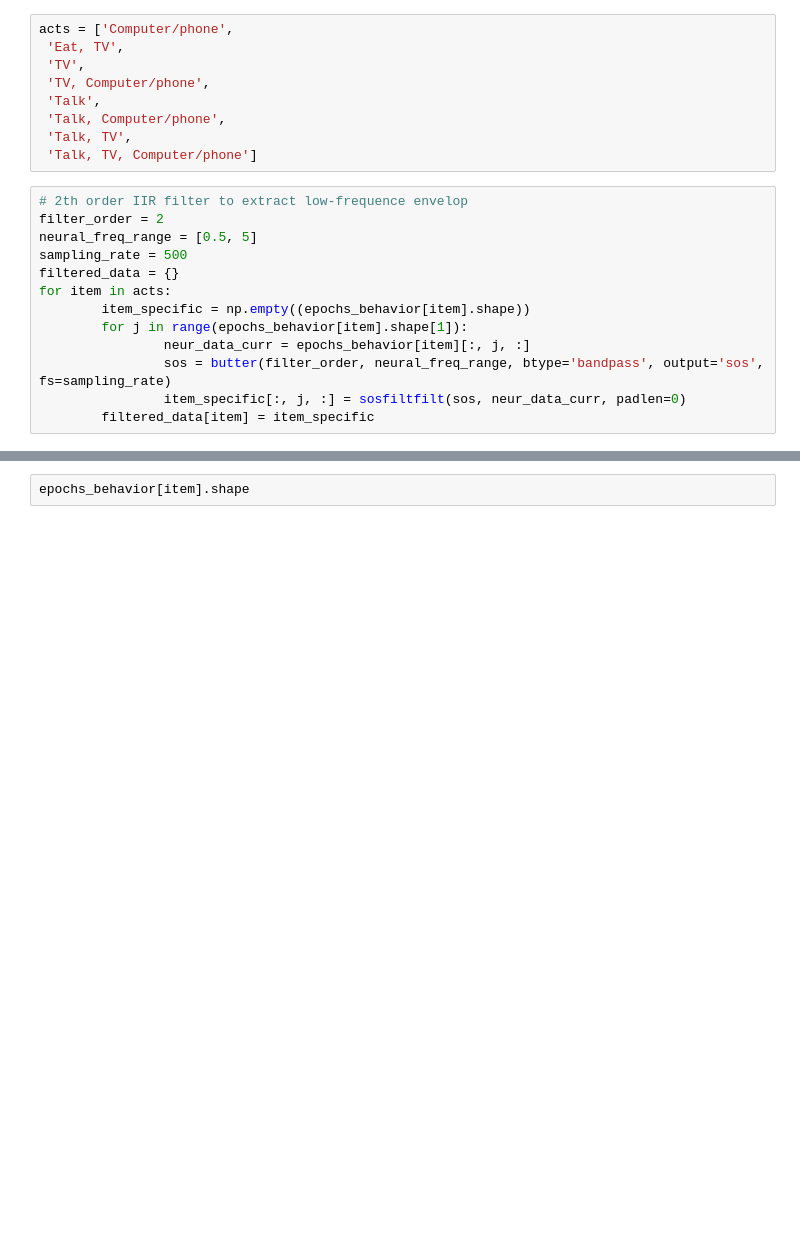
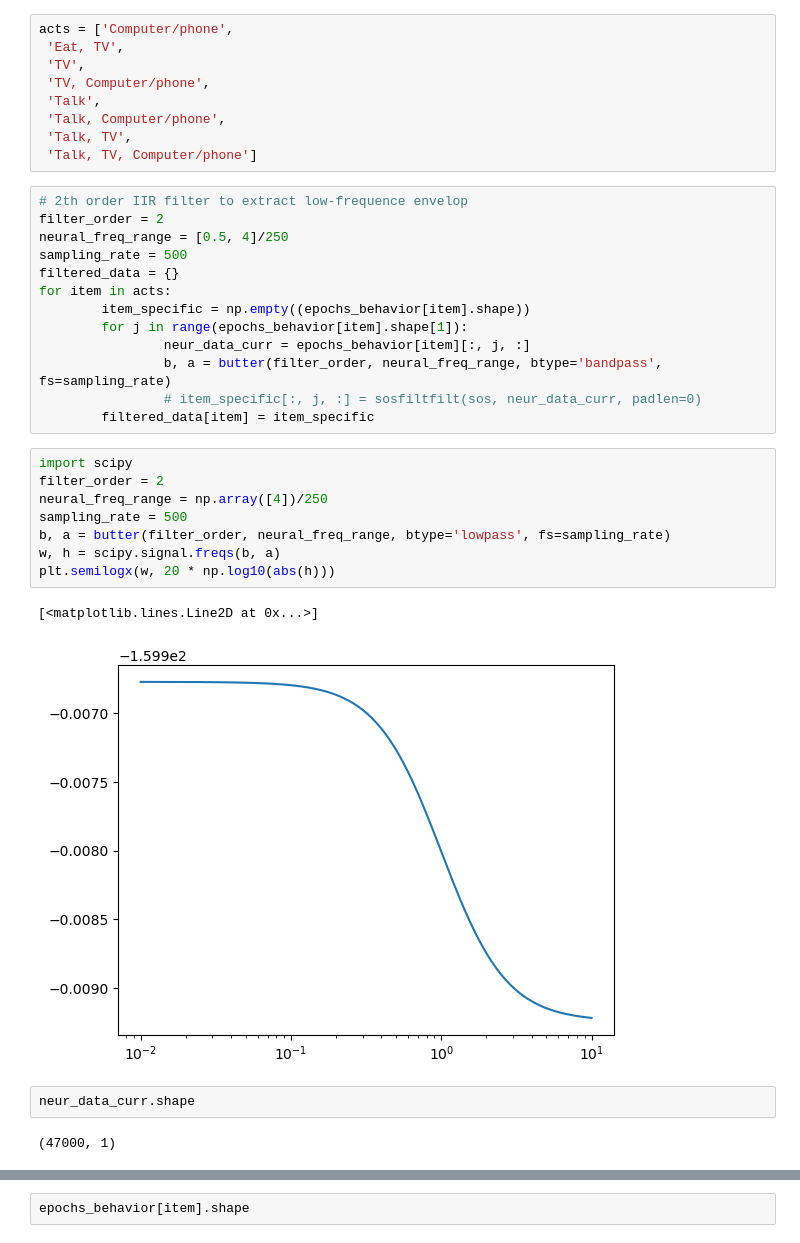
Before and after one commit to IVAN-Hu-yi/NMA, a Jupyter notebook: Analysis.ipynb, the cells around one changed output, grey strips where cells are left out. Drawn from its saved outputs; the diff is of its cells as text; blank space fills up the shorter version.

```diff
--- a/Analysis.ipynb
+++ b/Analysis.ipynb
@@ -77,13 +77,28 @@ acts = ['Computer/phone',
 # %%
 # 2th order IIR filter to extract low-frequence envelop
 filter_order = 2
-neural_freq_range = [0.5, 5]
+neural_freq_range = [0.5, 4]/250
 sampling_rate = 500
 filtered_data = {}
 for item in acts:
         item_specific = np.empty((epochs_behavior[item].shape))
         for j in range(epochs_behavior[item].shape[1]):
                 neur_data_curr = epochs_behavior[item][:, j, :]
-                sos = butter(filter_order, neural_freq_range, btype='bandpass', output='sos', fs=sampling_rate)
-                item_specific[:, j, :] = sosfiltfilt(sos, neur_data_curr, padlen=0)
+                b, a = butter(filter_order, neural_freq_range, btype='bandpass', fs=sampling_rate)
+                # item_specific[:, j, :] = sosfiltfilt(sos, neur_data_curr, padlen=0)
         filtered_data[item] = item_specific
+# %%
+import scipy
+filter_order = 2
+neural_freq_range = np.array([4])/250
+sampling_rate = 500
+b, a = butter(filter_order, neural_freq_range, btype='lowpass', fs=sampling_rate)
+w, h = scipy.signal.freqs(b, a)
+plt.semilogx(w, 20 * np.log10(abs(h)))
+# %% [output]
+[<matplotlib.lines.Line2D at 0x...>]
+[figure, added]
+# %%
+neur_data_curr.shape
+# %% [output]
+(47000, 1)
```
Also changed, not shown: parts of 15 cells of this notebook.
